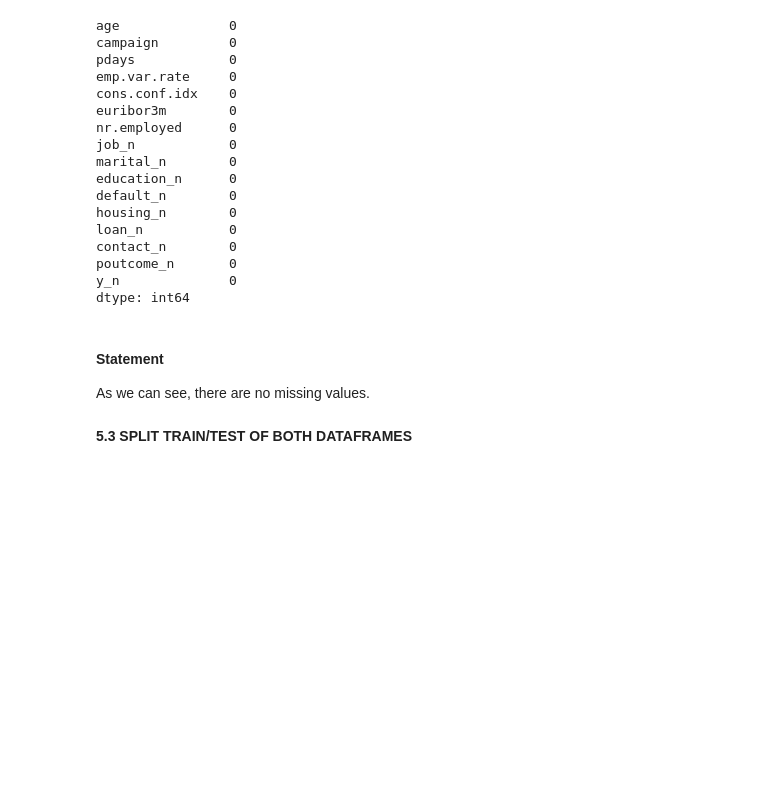
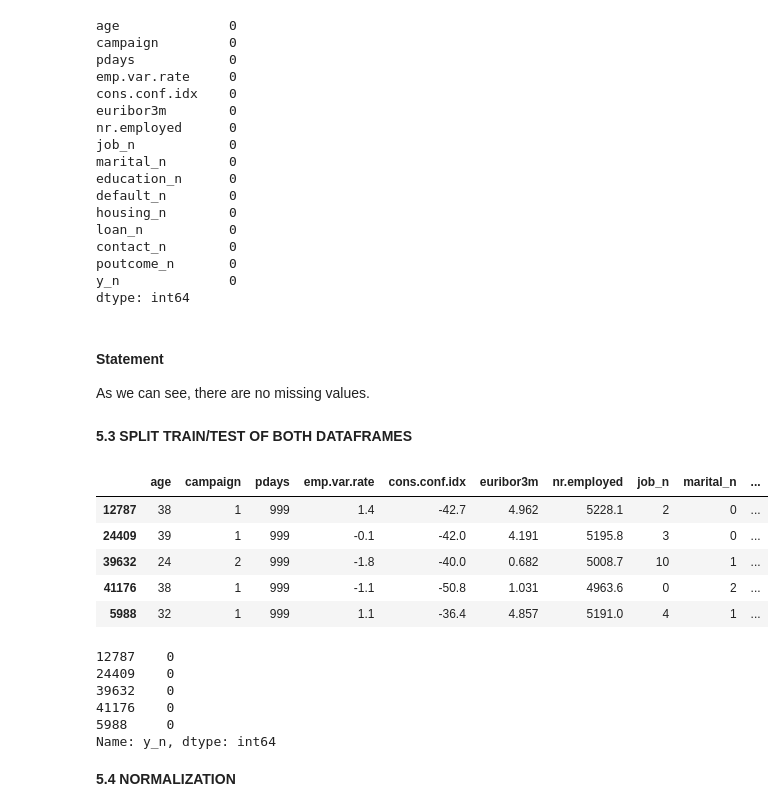
Before and after one commit to RitaViegas/Projetct-Logistic-Regression---Banking-Marketing-Campaign, a Jupyter notebook: src/explore.ipynb, the cells around one changed output. Cells and saved outputs as stored; diff of their text form; code cells hidden in the pictures; blank space fills up the shorter version.

```diff
--- a/src/explore.ipynb
+++ b/src/explore.ipynb
@@ -899,0 +923,53 @@ As we can see, there are no missing values.
+# %%
+# Função para exportar conjuntos de dados para arquivos CSV
+def export_data(X_train, X_test, y_train, y_test, base_path, label):
+    """
+    Exporta os conjuntos de treino e teste para arquivos CSV.
+
+    Parâmetros:
+    - X_train, X_test, y_train, y_test: conjuntos de dados para exportar
+    - base_path: string, caminho base para salvar os arquivos
+    - label: string, rótulo para diferenciar os conjuntos (ex.: "with_outliers")
+    """
+    os.makedirs(base_path, exist_ok=True)  # Garante que o diretório exista
+    X_train.to_csv(os.path.join(base_path, f'X_train_{label}.csv'), index=False)
+    X_test.to_csv(os.path.join(base_path, f'X_test_{label}.csv'), index=False)
+    y_train.to_csv(os.path.join(base_path, f'y_train_{label}.csv'), index=False)
+    y_test.to_csv(os.path.join(base_path, f'y_test_{label}.csv'), index=False)
+
+# Diretório base relativo para a pasta 'processed'
+base_path = os.path.join('data', 'processed')
+
+# Aplicação da função split para dados com e sem outliers e exportação dos arquivos
+X_train_with_outliers, X_test_with_outliers, y_train_with_outliers, y_test_with_outliers = split(
+    target="y_n",
+    df=df_with_outliers
+)
+export_data(X_train_with_outliers, X_test_with_outliers, y_train_with_outliers, y_test_with_outliers, base_path, "with_outliers")
+
+X_train_without_outliers, X_test_without_outliers, y_train_without_outliers, y_test_without_outliers = split(
+    target="y_n",
+    df=df_without_outliers
+)
+export_data(X_train_without_outliers, X_test_without_outliers, y_train_without_outliers, y_test_without_outliers, base_path, "without_outliers")
+# %%
+# Visualizar os dados de treino e teste para verificação (opcional)
+X_train_with_outliers.head()
+# %% [output]
+|  | age | campaign | pdays | emp.var.rate | cons.conf.idx | euribor3m | nr.employed | job_n | marital_n | ... |
+| 12787 | 38 | 1 | 999 | 1.4 | -42.7 | 4.962 | 5228.1 | 2 | 0 | ... |
+| 24409 | 39 | 1 | 999 | -0.1 | -42.0 | 4.191 | 5195.8 | 3 | 0 | ... |
+| 39632 | 24 | 2 | 999 | -1.8 | -40.0 | 0.682 | 5008.7 | 10 | 1 | ... |
+| 41176 | 38 | 1 | 999 | -1.1 | -50.8 | 1.031 | 4963.6 | 0 | 2 | ... |
+| 5988 | 32 | 1 | 999 | 1.1 | -36.4 | 4.857 | 5191.0 | 4 | 1 | ... |
+# %%
+y_train_with_outliers.head()
+# %% [output]
+12787    0
+24409    0
+39632    0
+41176    0
+5988     0
+Name: y_n, dtype: int64
+# %% [markdown]
+**5.4 NORMALIZATION**
```
Also changed, not shown: parts of 11 cells of this notebook, 30 other files.
